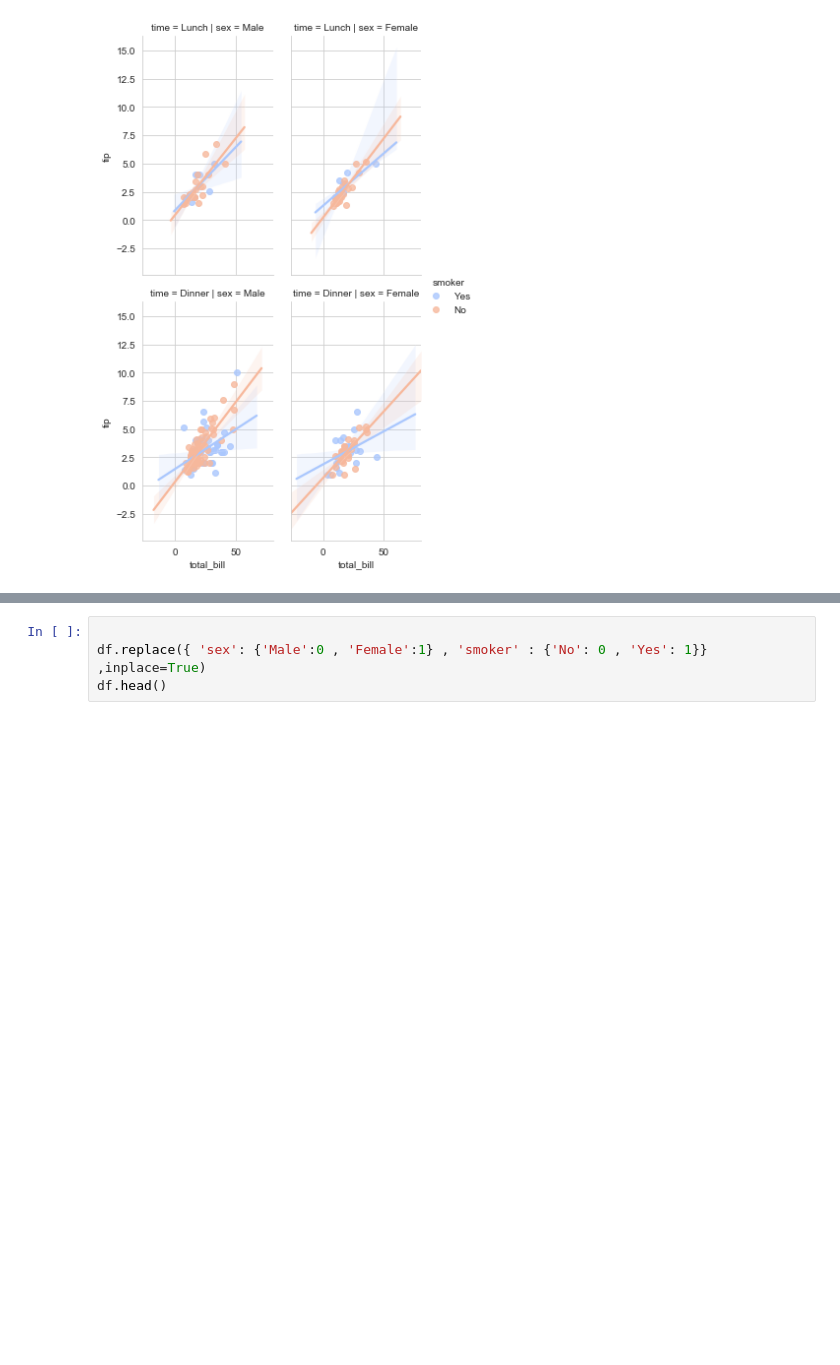
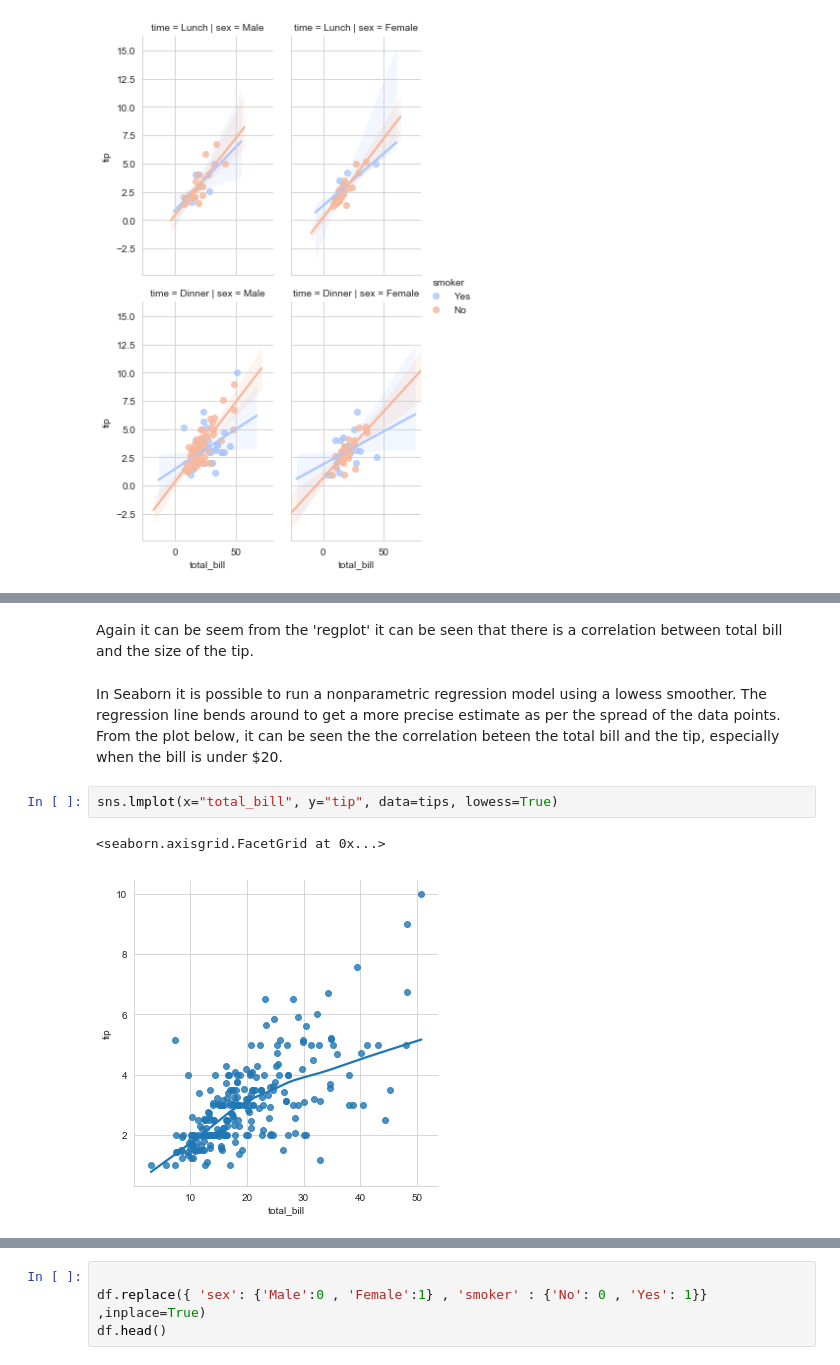
Before and after one commit to NiamhOL/Fundamentals_of_Data_Analysis_2019, a Jupyter notebook: Anaylsing the Tips Database with Seaborn.ipynb, the cells around one changed output, grey strips where cells are left out. Cells and saved outputs as stored; diff of their text form; blank space fills up the shorter version.

```diff
--- a/Anaylsing the Tips Database with Seaborn.ipynb
+++ b/Anaylsing the Tips Database with Seaborn.ipynb
@@ -336,3 +342,12 @@ aspect : scalar, optional specifies the aspect ratio of each facet, so that “a
+# %% [markdown]
+Again it can be seem from the 'regplot' it can be seen that there is a correlation between total bill and the size of the tip.
+# %% [markdown]
+In Seaborn it is possible to run a nonparametric regression model using a lowess smoother. The regression line bends around to get a more precise estimate as per the spread of the data points. From the plot below, it can be seen the the correlation beteen the total bill and the tip, especially when the bill is under $20.
+# %%
+sns.lmplot(x="total_bill", y="tip", data=tips, lowess=True)
+# %% [output]
+<seaborn.axisgrid.FacetGrid at 0x...>
+[figure, added]
 # %% [markdown]
 ### Machine Learning and Linear Regression ##
 
```
Also changed, not shown: parts of 15 cells of this notebook.
